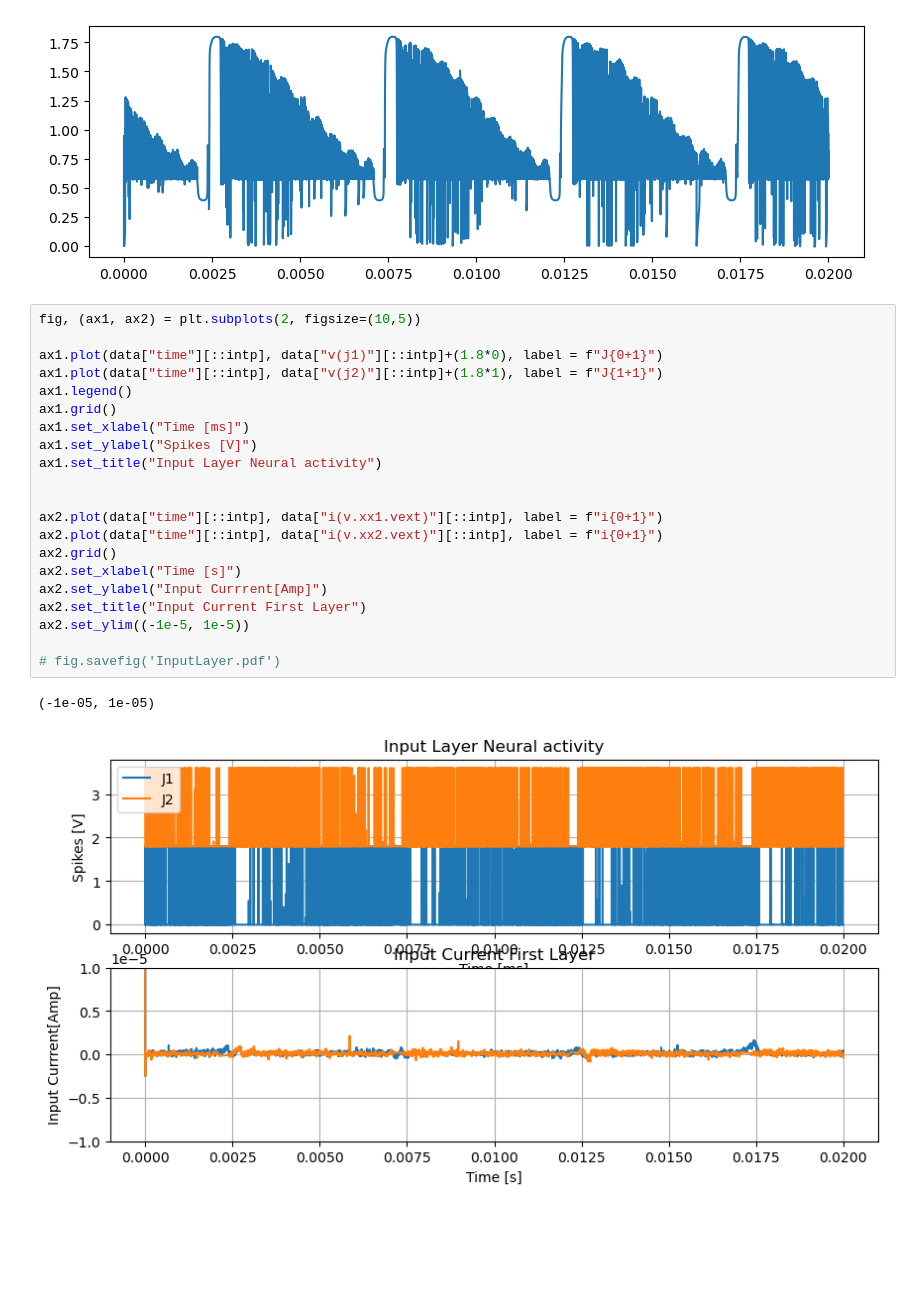
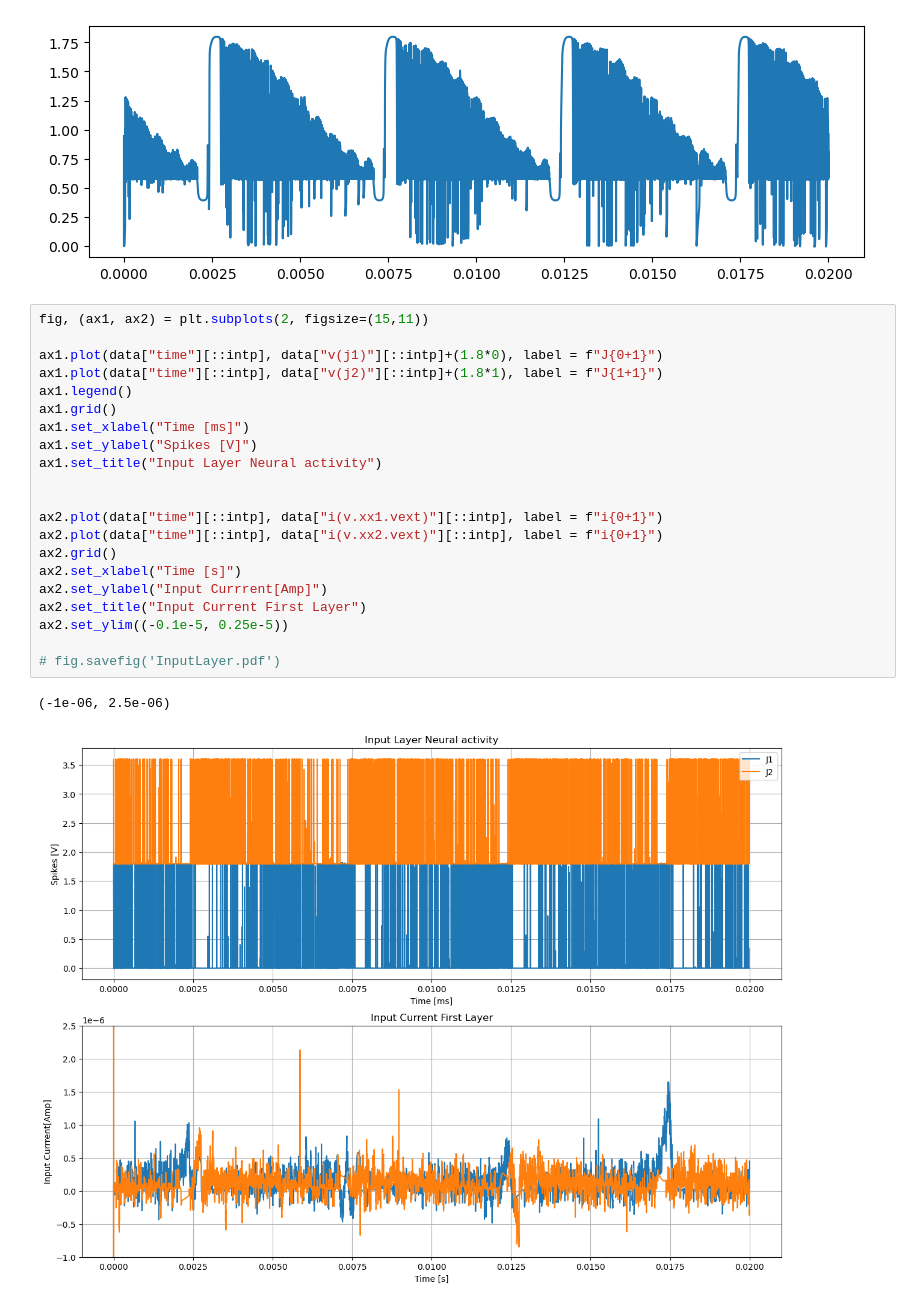
Before and after one commit to AlejandroJuarezLora/SNN_IPN, a Jupyter notebook: sim_results/triangular_2x1/tb_2x1_triang_rew_at_neuron.ipynb, the cells around one changed output. Cells and saved outputs as stored; diff of their text form; blank space fills up the shorter version.

```diff
--- a/sim_results/triangular_2x1/tb_2x1_triang_rew_at_neuron.ipynb
+++ b/sim_results/triangular_2x1/tb_2x1_triang_rew_at_neuron.ipynb
@@ -123,29 +123,29 @@ ax.plot(data["time"][::intp], data["v(vr)"][::intp], label = "vr")
 [<matplotlib.lines.Line2D at 0x...>]
 [figure]
 # %%
-fig, (ax1, ax2) = plt.subplots(2, figsize=(10,5))
+fig, (ax1, ax2) = plt.subplots(2, figsize=(15,11))
 
 ax1.plot(data["time"][::intp], data["v(j1)"][::intp]+(1.8*0), label = f"J{0+1}")
 ax1.plot(data["time"][::intp], data["v(j2)"][::intp]+(1.8*1), label = f"J{1+1}")
 ax1.legend()
 ax1.grid()
 ax1.set_xlabel("Time [ms]")
 ax1.set_ylabel("Spikes [V]")
 ax1.set_title("Input Layer Neural activity")
 
 
 ax2.plot(data["time"][::intp], data["i(v.xx1.vext)"][::intp], label = f"i{0+1}")
 ax2.plot(data["time"][::intp], data["i(v.xx2.vext)"][::intp], label = f"i{0+1}")
 ax2.grid()
 ax2.set_xlabel("Time [s]")
 ax2.set_ylabel("Input Currrent[Amp]")
 ax2.set_title("Input Current First Layer")
-ax2.set_ylim((-1e-5, 1e-5))
+ax2.set_ylim((-0.1e-5, 0.25e-5))
 
 # fig.savefig('InputLayer.pdf')
 # %% [output]
-(-1e-05, 1e-05)
+(-1e-06, 2.5e-06)
-[figure, old version]
+[figure, new version]
 # %%
 fig, (ax1, ax2) = plt.subplots(2, figsize=(10,5))
 
```
Also changed, not shown: parts of 3 cells of this notebook, 3 other files.
